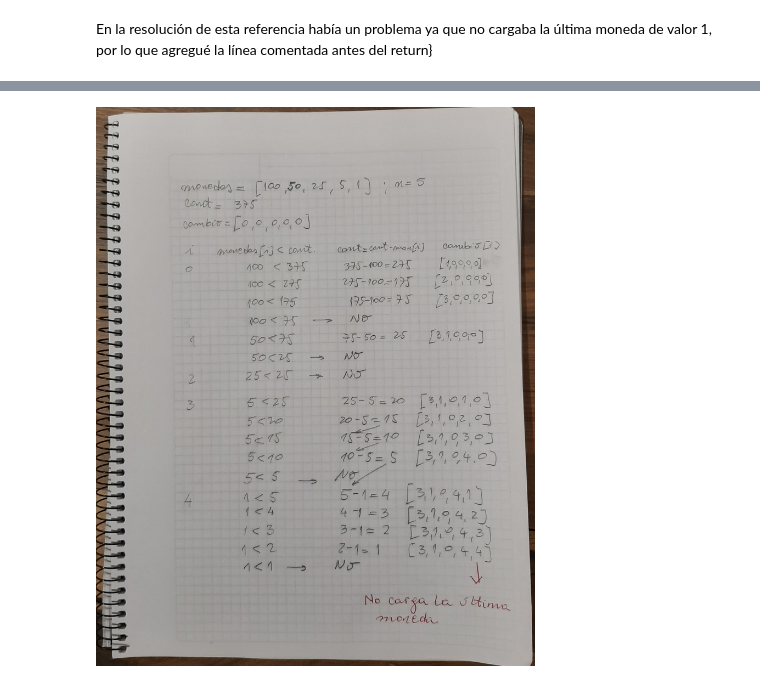
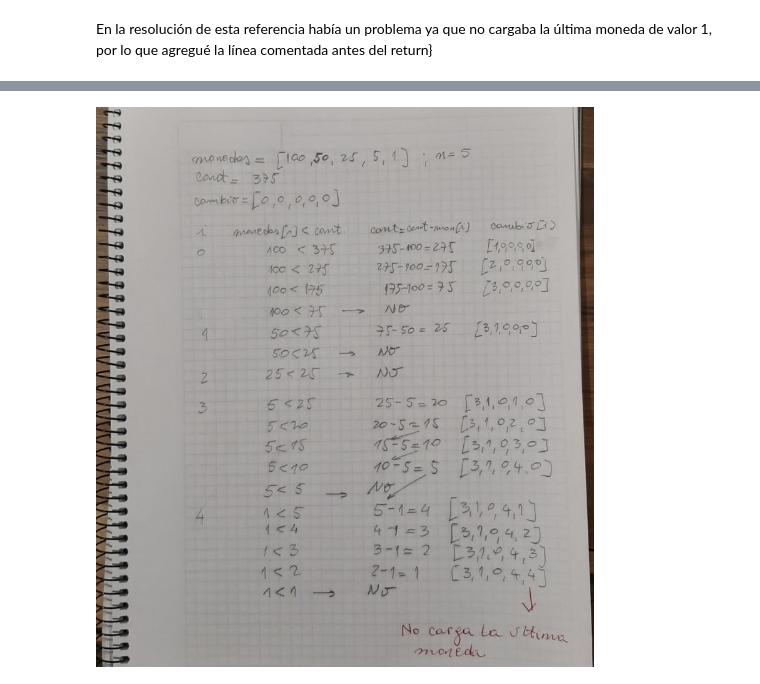
Before and after one commit to gzanellato-ia/03-MAIR-GZ-publico, a Jupyter notebook: voraz_gz.ipynb, the cells around one changed output, grey strips where cells are left out. Cells and saved outputs as stored; diff of their text form; code cells hidden in the pictures.

```diff
--- a/voraz_gz.ipynb
+++ b/voraz_gz.ipynb
@@ -49,4 +49,4 @@ Saving 20200603_200703[1].jpg to 20200603_200703[1] (1).jpg
 # %%
-Image('20200603_200703[1].jpg', width=700)
+Image('voraz.JPG', width=700)
 # %% [output]
-[figure, old version]
+[figure, new version]
```
Also changed, not shown: parts of 1 cell of this notebook.
